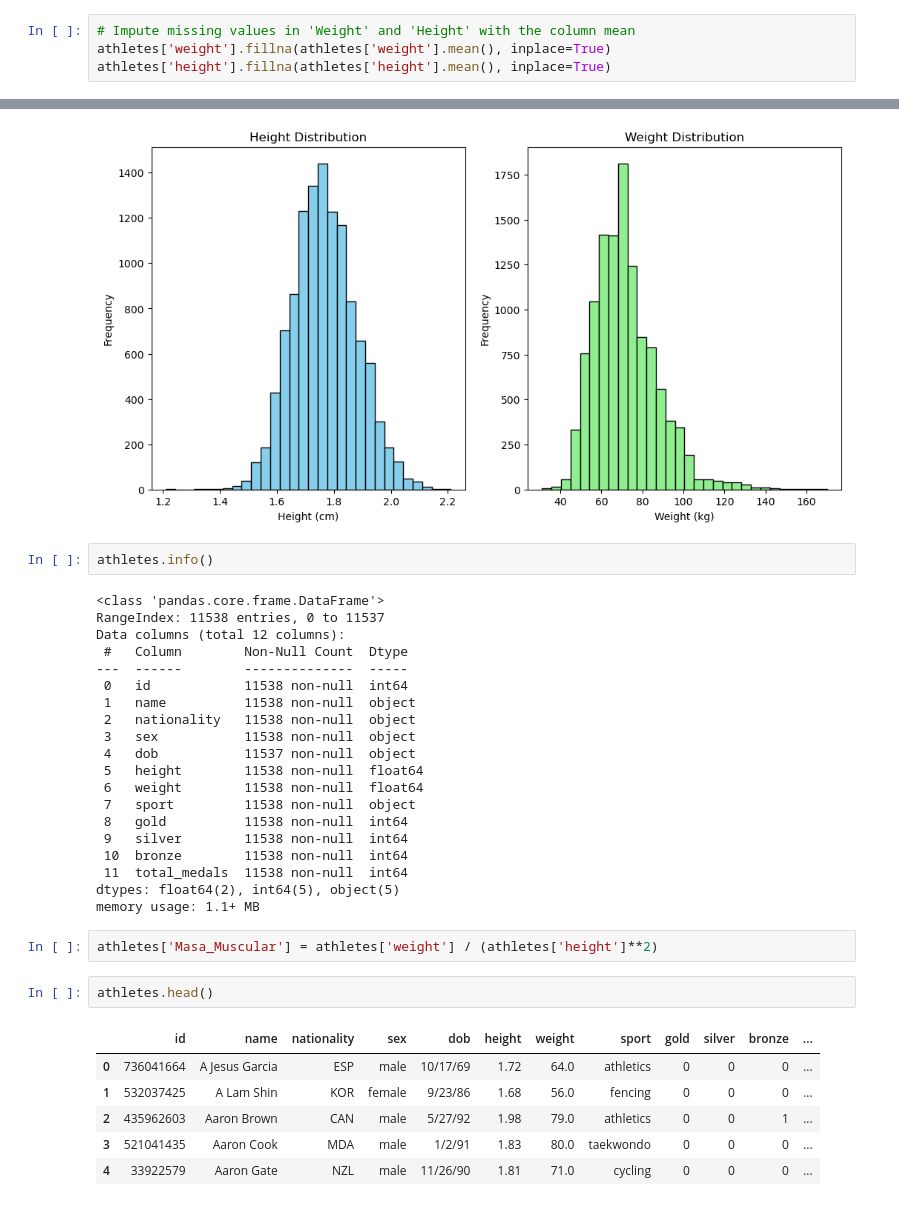
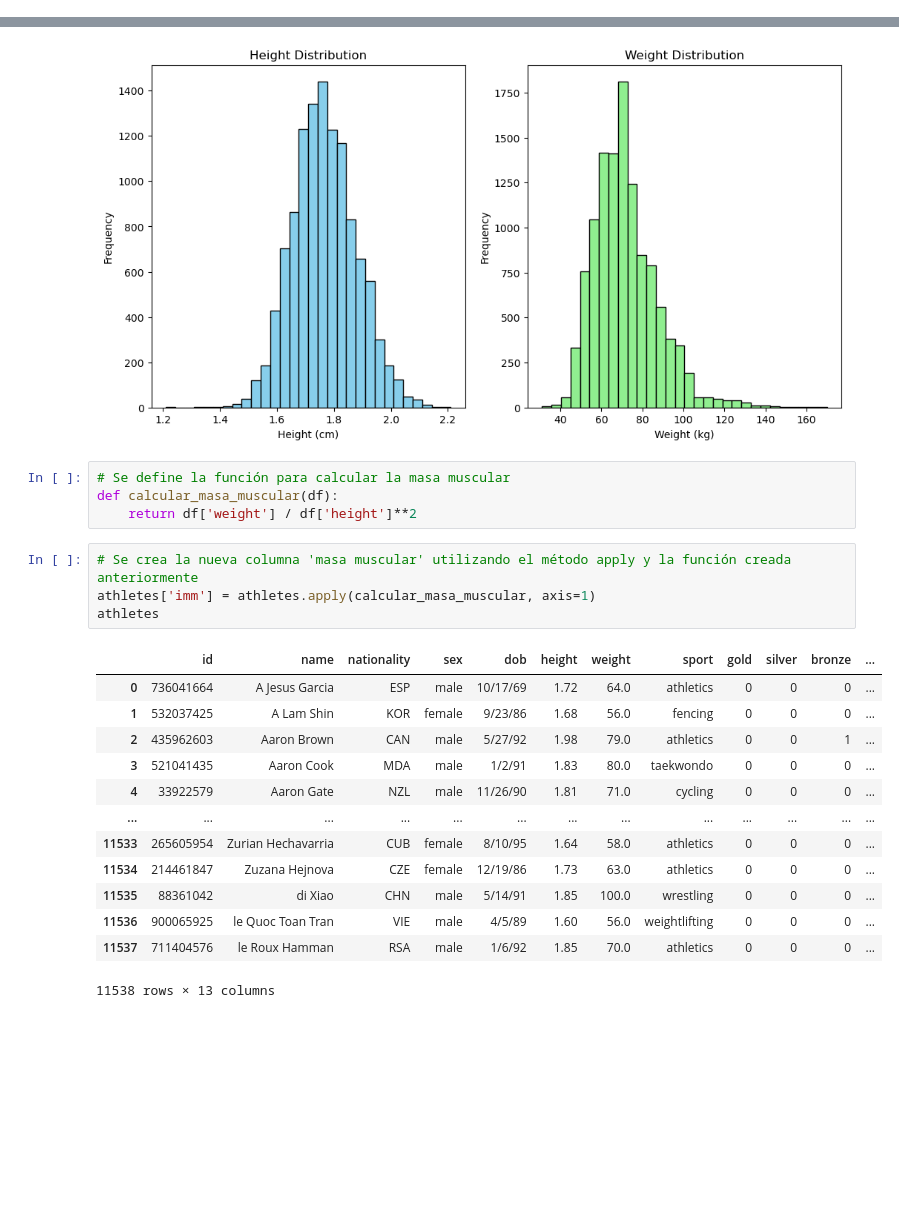
Before and after one commit to QuintoFelipe/Curso_Fundamentos, a Jupyter notebook: Solucion_Prueba_2.ipynb, the cells around one changed output, grey strips where cells are left out. Cells and saved outputs as stored; diff of their text form; blank space fills up the shorter version.

```diff
--- a/Solucion_Prueba_2.ipynb
+++ b/Solucion_Prueba_2.ipynb
@@ -324,6 +337,2 @@ Text(0, 0.5, 'Frequency')
 # %% [markdown]
 Usamos imputacion mediante la media de los datos para el peso y la altura
-# %%
-# Impute missing values in 'Weight' and 'Height' with the column mean
-athletes['weight'].fillna(athletes['weight'].mean(), inplace=True)
-athletes['height'].fillna(athletes['height'].mean(), inplace=True)
@@ -347,37 +379,26 @@ axes[1].set_ylabel('Frequency')
 # %% [output]
 Text(0, 0.5, 'Frequency')
 [figure]
-# %%
-athletes.info()
-# %% [output]
-<class 'pandas.core.frame.DataFrame'>
-RangeIndex: 11538 entries, 0 to 11537
-Data columns (total 12 columns):
- #   Column        Non-Null Count  Dtype
----  ------        --------------  -----
- 0   id            11538 non-null  int64
- 1   name          11538 non-null  object
- 2   nationality   11538 non-null  object
- 3   sex           11538 non-null  object
- 4   dob           11537 non-null  object
- 5   height        11538 non-null  float64
- 6   weight        11538 non-null  float64
- 7   sport         11538 non-null  object
- 8   gold          11538 non-null  int64
- 9   silver        11538 non-null  int64
- 10  bronze        11538 non-null  int64
- 11  total_medals  11538 non-null  int64
-dtypes: float64(2), int64(5), object(5)
-memory usage: 1.1+ MB
-# %%
-athletes['Masa_Muscular'] = athletes['weight'] / (athletes['height']**2)
-# %%
-athletes.head()
-# %% [output]
-|  | id | name | nationality | sex | dob | height | weight | sport | gold | silver | bronze | ... |
-| 0 | 736041664 | A Jesus Garcia | ESP | male | 10/17/69 | 1.72 | 64.0 | athletics | 0 | 0 | 0 | ... |
-| 1 | 532037425 | A Lam Shin | KOR | female | 9/23/86 | 1.68 | 56.0 | fencing | 0 | 0 | 0 | ... |
-| 2 | 435962603 | Aaron Brown | CAN | male | 5/27/92 | 1.98 | 79.0 | athletics | 0 | 0 | 1 | ... |
-| 3 | 521041435 | Aaron Cook | MDA | male | 1/2/91 | 1.83 | 80.0 | taekwondo | 0 | 0 | 0 | ... |
-| 4 | 33922579 | Aaron Gate | NZL | male | 11/26/90 | 1.81 | 71.0 | cycling | 0 | 0 | 0 | ... |
+# %%
+# Se define la función para calcular la masa muscular
+def calcular_masa_muscular(df):
+    return df['weight'] / df['height']**2
+# %%
+# Se crea la nueva columna 'masa muscular' utilizando el método apply y la función creada anteriormente
+athletes['imm'] = athletes.apply(calcular_masa_muscular, axis=1)
+athletes
+# %% [output]
+|  | id | name | nationality | sex | dob | height | weight | sport | gold | silver | bronze | ... |
+| 0 | 736041664 | A Jesus Garcia | ESP | male | 10/17/69 | 1.72 | 64.0 | athletics | 0 | 0 | 0 | ... |
+| 1 | 532037425 | A Lam Shin | KOR | female | 9/23/86 | 1.68 | 56.0 | fencing | 0 | 0 | 0 | ... |
+| 2 | 435962603 | Aaron Brown | CAN | male | 5/27/92 | 1.98 | 79.0 | athletics | 0 | 0 | 1 | ... |
+| 3 | 521041435 | Aaron Cook | MDA | male | 1/2/91 | 1.83 | 80.0 | taekwondo | 0 | 0 | 0 | ... |
+| 4 | 33922579 | Aaron Gate | NZL | male | 11/26/90 | 1.81 | 71.0 | cycling | 0 | 0 | 0 | ... |
+| ... | ... | ... | ... | ... | ... | ... | ... | ... | ... | ... | ... | ... |
+| 11533 | 265605954 | Zurian Hechavarria | CUB | female | 8/10/95 | 1.64 | 58.0 | athletics | 0 | 0 | 0 | ... |
+| 11534 | 214461847 | Zuzana Hejnova | CZE | female | 12/19/86 | 1.73 | 63.0 | athletics | 0 | 0 | 0 | ... |
+| 11535 | 88361042 | di Xiao | CHN | male | 5/14/91 | 1.85 | 100.0 | wrestling | 0 | 0 | 0 | ... |
+| 11536 | 900065925 | le Quoc Toan Tran | VIE | male | 4/5/89 | 1.60 | 56.0 | weightlifting | 0 | 0 | 0 | ... |
+| 11537 | 711404576 | le Roux Hamman | RSA | male | 1/6/92 | 1.85 | 70.0 | athletics | 0 | 0 | 0 | ... |
+11538 rows × 13 columns
 # %% [markdown]
```
Also changed, not shown: parts of 27 cells of this notebook.
